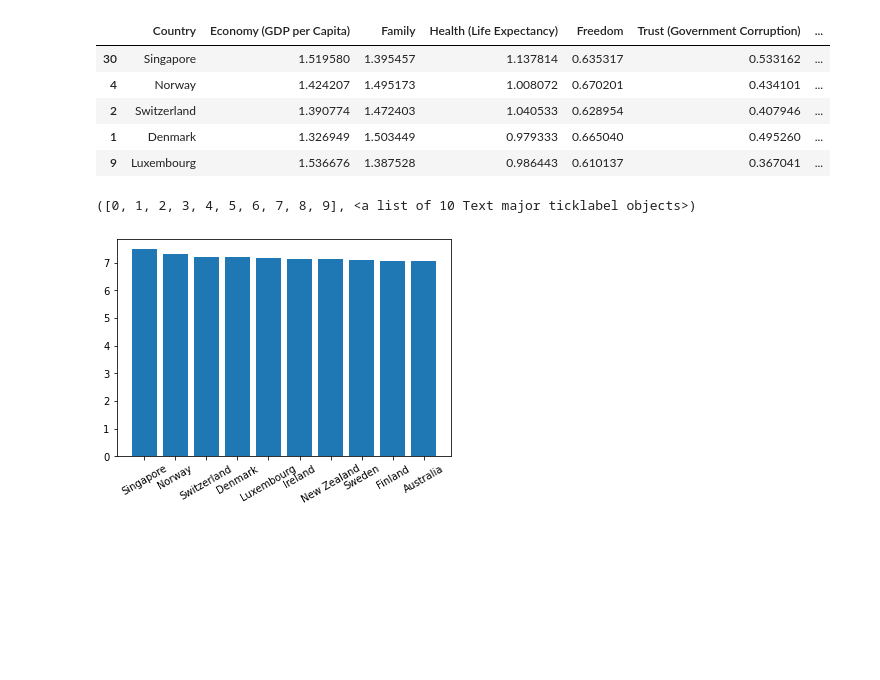
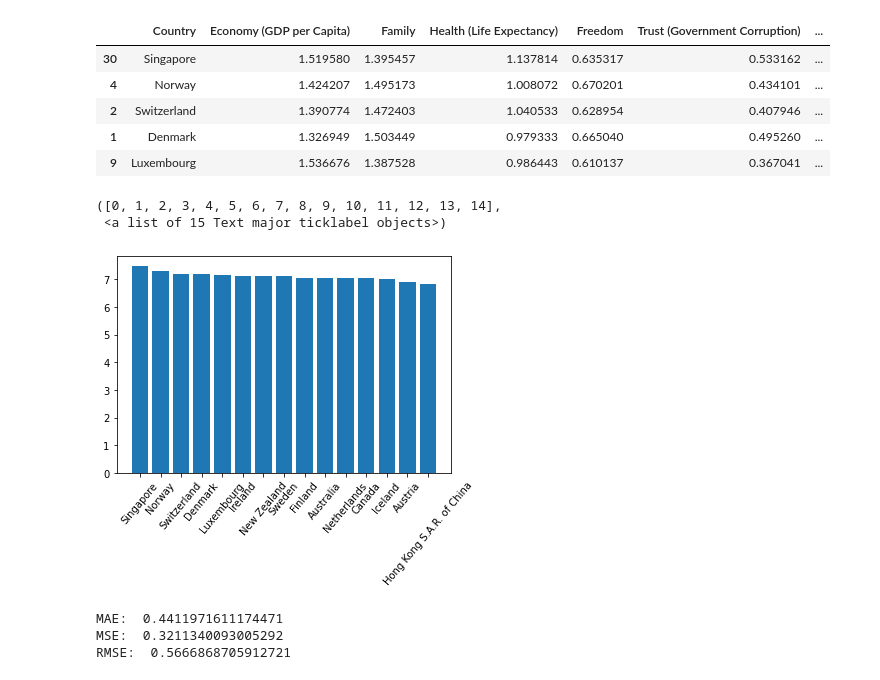
Before and after one commit to Noha-Magdy/world-happiness-report-analysis, a Jupyter notebook: Happiness_report_analysis.ipynb, the cells around one changed output. Drawn from its saved outputs; the diff is of its cells as text; code cells hidden in the pictures; blank space fills up the shorter version.

Commit message:
data of 2020 plotted

```diff
--- a/Happiness_report_analysis.ipynb
+++ b/Happiness_report_analysis.ipynb
@@ -614,11 +616,22 @@ predicted20.head()
 | 9 | Luxembourg | 1.536676 | 1.387528 | 0.986443 | 0.610137 | 0.367041 | ... |
 # %%
 
-countries = predicted20['Country'].iloc[:10]
-scores =  predicted20["Happiness score"].iloc[:10]
+countries = predicted20['Country'].iloc[:15]
+scores =  predicted20["Happiness score"].iloc[:15]
 
 plt.bar(countries,scores )
-plt.xticks(rotation = 30)
+plt.xticks(rotation = 50)
 # %% [output]
-([0, 1, 2, 3, 4, 5, 6, 7, 8, 9], <a list of 10 Text major ticklabel objects>)
+([0, 1, 2, 3, 4, 5, 6, 7, 8, 9, 10, 11, 12, 13, 14],
+ <a list of 15 Text major ticklabel objects>)
-[figure, old version]
+[figure, new version]
+# %%
+# evaluating 2020 data
+
+print("MAE: ",metrics.mean_absolute_error(score20, data20['Ladder score']))
+print("MSE: ",metrics.mean_squared_error(score20, data20['Ladder score']))
+print("RMSE: ",np.sqrt(metrics.mean_squared_error(score20, data20['Ladder score'])))
+# %% [output]
+MAE:  0.4411971611174471
+MSE:  0.3211340093005292
+RMSE:  0.5666868705912721
```
Also changed, not shown: parts of 2 cells of this notebook.
